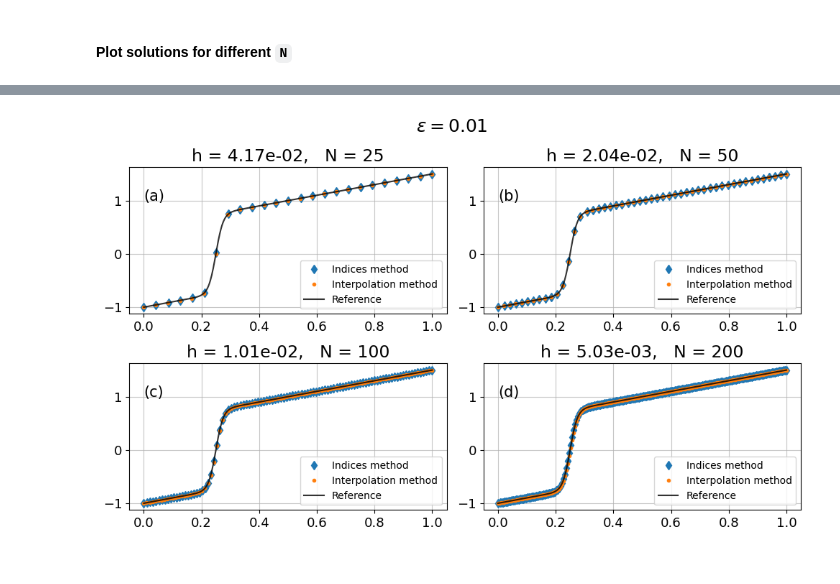
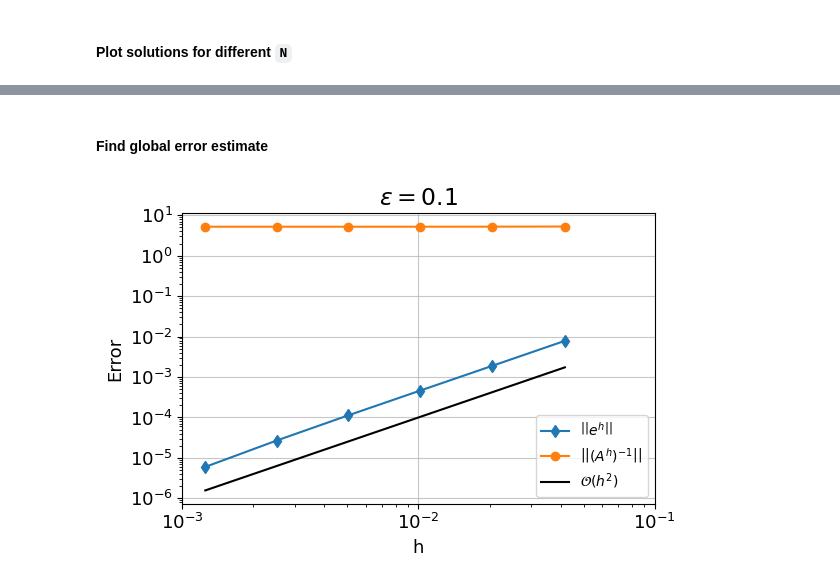
Before and after one commit to BastianValhoj/02687, a Jupyter notebook: assignment1/exercise2.ipynb, the cells around one changed output, grey strips where cells are left out. Saved outputs shown, nothing was run; the diff lists cells and outputs as text; code cells hidden in the pictures.

```diff
--- a/assignment1/exercise2.ipynb
+++ b/assignment1/exercise2.ipynb
@@ -514,19 +519,63 @@ fig.tight_layout()
 # ax.plot(ts_h, u_interp, "-", label="u_interp")
 # ax.legend()
 # %%
-# Comparing the methods above
-fig, ax = plt.subplots(2,2, figsize=(10,6))
-ax = ax.flatten()
-for i, (h, ts_h, u_h) in enumerate(solutions[:-1]):
-    u_interp = np.interp(ts_h, ts_ref, u_ref)
-    indices = np.searchsorted(ts_ref, ts_h)
-    ax[i].plot(ts_ref[indices], u_ref[indices], "d", label="Indices method")
-    ax[i].plot(ts_h, u_interp, ".", label="Interpolation method")
-    ax[i].plot(ts_ref, u_ref, "k-", label="Reference", alpha=0.8)
-    plot_params(ax[i], subfig_label=LABELS[i], label=f"{h = :.2e},   N = {len(ts_h)}", labelsize=LABELSIZE)
+# # Comparing the methods above
+# fig, ax = plt.subplots(2,2, figsize=(10,6))
+# ax = ax.flatten()
+# for i, (h, ts_h, u_h) in enumerate(solutions[:-1]):
+#     u_interp = np.interp(ts_h, ts_ref, u_ref)
+#     indices = np.searchsorted(ts_ref, ts_h)
+#     ax[i].plot(ts_ref[indices], u_ref[indices], "d", label="Indices method")
+#     ax[i].plot(ts_h, u_interp, ".", label="Interpolation method")
+#     ax[i].plot(ts_ref, u_ref, "k-", label="Reference", alpha=0.8)
+#     plot_params(ax[i], subfig_label=LABELS[i], label=f"{h = :.2e},   N = {len(ts_h)}", labelsize=LABELSIZE)
 
-fig.suptitle(rf"$\epsilon = {epsilon}$", size=LABELSIZE+3)
-fig.tight_layout()
+# fig.suptitle(rf"$\epsilon = {epsilon}$", size=LABELSIZE+3)
+# fig.tight_layout()
-# %% [output]
-[figure, removed]
+# %% [markdown]
+#### Find global error estimate
+# %%
+hs = []
+error_vec = []
+
+tau_norms = []
+A_inv_norms = []
+for i, (h, t_h, u_h, A_h, tau_h) in enumerate(solutions[:-1]):
+    hs.append(h)
+    tau_norm = splinalg.norm(tau_h, np.inf)
+    tau_norms.append(tau_norm)
+
+    # Get inverse by LU-factoriation
+    lu = splinalg.splu(A_h)
+    A_inv_norm = linalg.norm(lu.solve(np.eye(A_h.shape[0])), np.inf)
+    A_inv_norms.append(A_inv_norm)
+
+    # indices = np.searchsorted(ts_ref, ts_h)
+    # u_sor = u_ref[indices]
+
+    u_interp = np.interp(t_h, t_ref, u_ref)
+    err = linalg.norm(u_h - u_interp, np.inf)
+    error_vec.append(err)
+
+hs = np.array(hs)
+tau_norms = np.array(tau_norms)
+error_vec = np.array(error_vec)
+A_inv_norms = np.array(A_inv_norms)
+# %%
+fig, ax = plt.subplots(1, 1, figsize=(6, 4))
+ax.loglog(hs, error_vec, "d-", label=r"$\left|\left|e^h\right|\right|$")
+# ax.loglog(hs, tau_norms, "d-", label=r"$\left|\left|\tau^h\right|\right|$")
+ax.loglog(hs, A_inv_norms, "o-", label=r"$\left|\left|\left(A^h\right)^{-1}\right|\right|$")
+ax.loglog(hs, hs**2, "k-", label=r"$\mathcal{O}(h^2)$", )
+ax.set_title(rf"$\epsilon = {epsilon}$", size=LABELSIZE)
+ax.set_ylabel("Error", size=LABELSIZE-2)
+ax.set_xlabel("h", size=LABELSIZE-2)
+ax.set_xticks([1e-3, 1e-2, 1e-1])
+plot_params(ax, "", fr"$\epsilon = {epsilon}$", LABELSIZE)
+fig.tight_layout()
+
+file_name = f"ex_2a.b_GEE_eps_{epsilon}.png"
+fig.savefig(figures_dir / file_name, transparent=False)
+# %% [output]
+[figure, added]
 # %%
```
Also changed, not shown: parts of 11 cells of this notebook.
